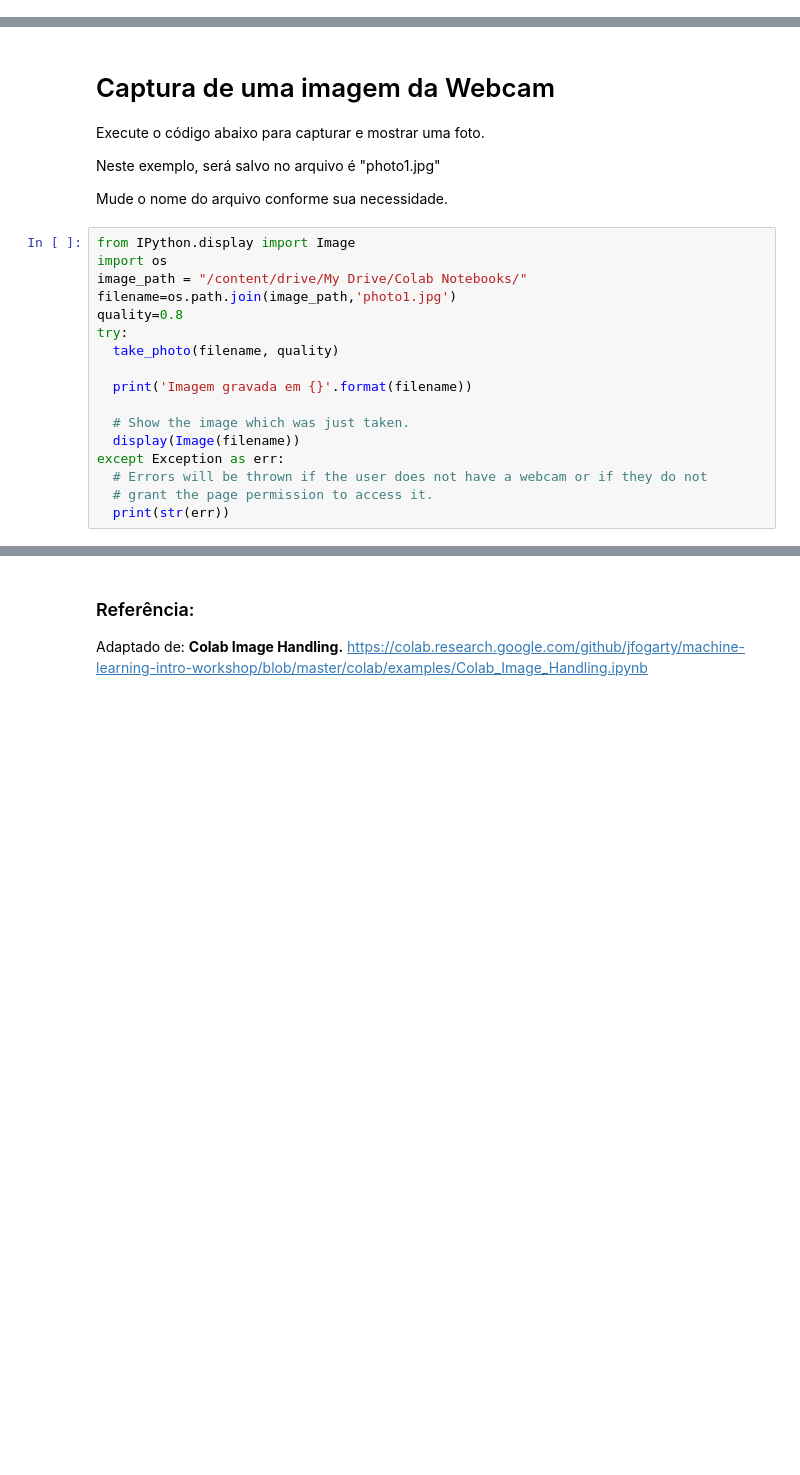
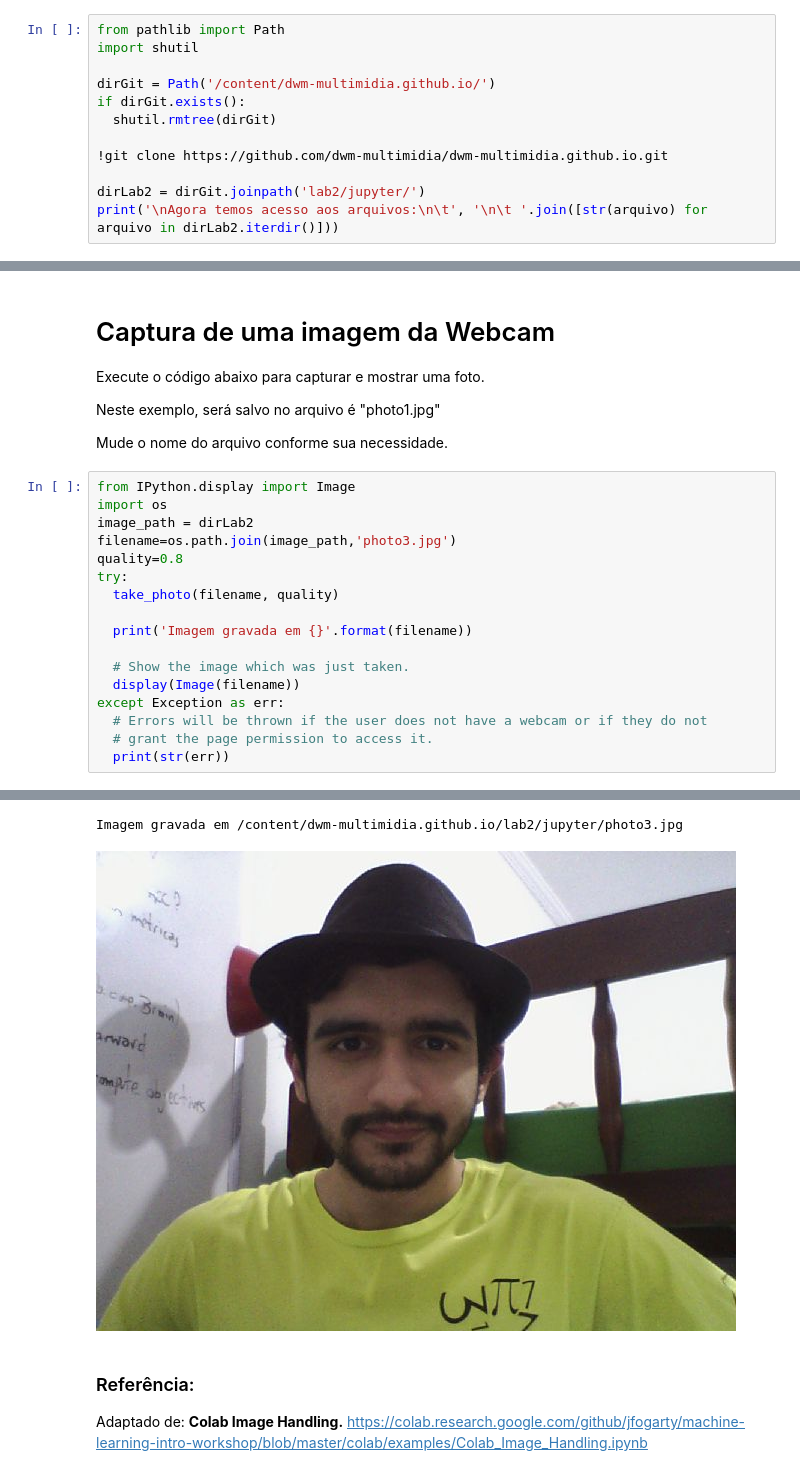
Before and after one commit to dwm-multimidia/dwm-multimidia.github.io, a Jupyter notebook: lab2/jupyter/Lab2_Anexo1_Cap_img_colab_x.ipynb, the cells around one changed output, grey strips where cells are left out. Cells and saved outputs as stored; diff of their text form; blank space fills up the shorter version.

Commit message:
Adding photos 2

```diff
--- a/lab2/jupyter/Lab2_Anexo1_Cap_img_colab_x.ipynb
+++ b/lab2/jupyter/Lab2_Anexo1_Cap_img_colab_x.ipynb
@@ -7,0 +7,12 @@ drive.mount('/content/drive/')
+# %%
+from pathlib import Path
+import shutil
+
+dirGit = Path('/content/dwm-multimidia.github.io/')
+if dirGit.exists():
+  shutil.rmtree(dirGit)
+
+!git clone https://github.com/dwm-multimidia/dwm-multimidia.github.io.git
+
+dirLab2 = dirGit.joinpath('lab2/jupyter/')
+print('\nAgora temos acesso aos arquivos:\n\t', '\n\t '.join([str(arquivo) for arquivo in dirLab2.iterdir()]))
@@ -63,8 +89,8 @@ Mude o nome do arquivo conforme sua necessidade.
 # %%
 from IPython.display import Image
 import os
-image_path = "/content/drive/My Drive/Colab Notebooks/"
-filename=os.path.join(image_path,'photo1.jpg')
+image_path = dirLab2
+filename=os.path.join(image_path,'photo3.jpg')
 quality=0.8
 try:
   take_photo(filename, quality)
@@ -77,3 +103,4 @@ except Exception as err:
   # Errors will be thrown if the user does not have a webcam or if they do not
   # grant the page permission to access it.
   print(str(err))
+# %% [output]
@@ -80,3 +108,5 @@ except Exception as err:
+Imagem gravada em /content/dwm-multimidia.github.io/lab2/jupyter/photo3.jpg
+[figure, added]
 # %% [markdown]
 ### Referência:
 
```
Also changed, not shown: parts of 7 cells of this notebook.
